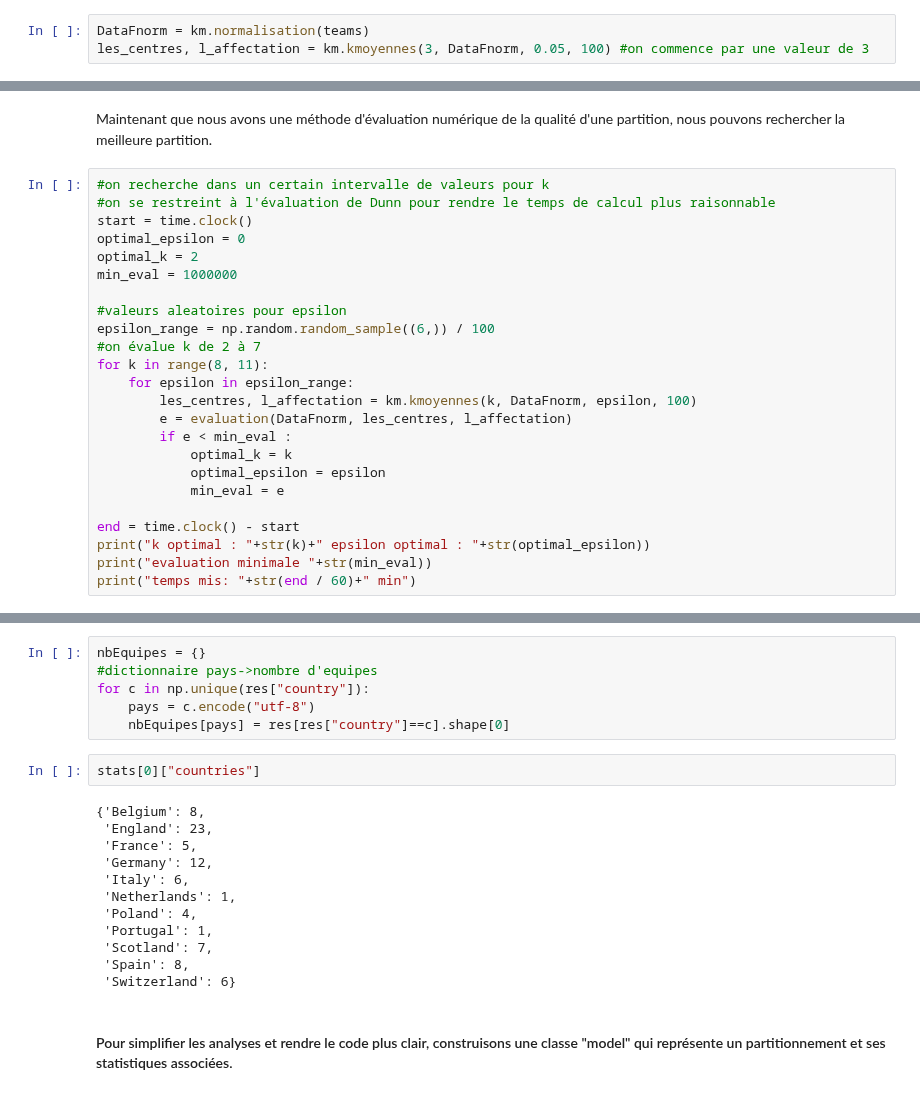
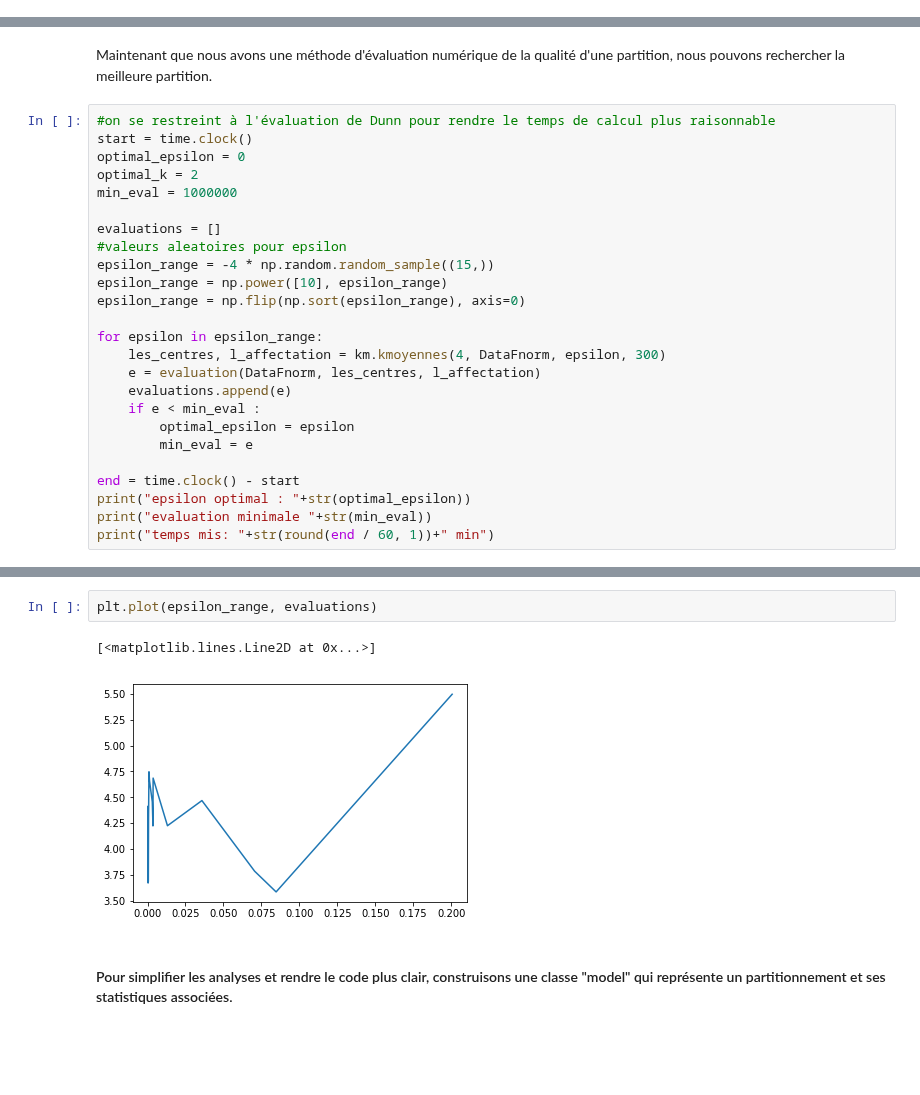
Before and after one commit to chubby47/kaggle_soccer, a Jupyter notebook: problematique_1.ipynb, the cells around one changed output, grey strips where cells are left out. Cells and saved outputs as stored; diff of their text form; blank space fills up the shorter version.

```diff
--- a/problematique_1.ipynb
+++ b/problematique_1.ipynb
@@ -74,3 +111,0 @@ import kmeans.kmoyennes as km #notre propre version, non optimisée<
-# %%
-DataFnorm = km.normalisation(teams)
-les_centres, l_affectation = km.kmoyennes(3, DataFnorm, 0.05, 100) #on commence par une valeur de 3
@@ -169,27 +171,28 @@ import time
 # %% [markdown]
 Maintenant que nous avons une méthode d'évaluation numérique de la qualité d'une partition, nous pouvons rechercher la meilleure partition.
 # %%
-#on recherche dans un certain intervalle de valeurs pour k
 #on se restreint à l'évaluation de Dunn pour rendre le temps de calcul plus raisonnable
 start = time.clock()
 optimal_epsilon = 0
 optimal_k = 2
 min_eval = 1000000
 
+evaluations = []
 #valeurs aleatoires pour epsilon
-epsilon_range = np.random.random_sample((6,)) / 100
-#on évalue k de 2 à 7
-for k in range(8, 11):
-    for epsilon in epsilon_range:
-        les_centres, l_affectation = km.kmoyennes(k, DataFnorm, epsilon, 100)
-        e = evaluation(DataFnorm, les_centres, l_affectation)
-        if e < min_eval :
-            optimal_k = k
-            optimal_epsilon = epsilon
-            min_eval = e
+epsilon_range = -4 * np.random.random_sample((15,))
+epsilon_range = np.power([10], epsilon_range)
+epsilon_range = np.flip(np.sort(epsilon_range), axis=0)
+
+for epsilon in epsilon_range:
+    les_centres, l_affectation = km.kmoyennes(4, DataFnorm, epsilon, 300)
+    e = evaluation(DataFnorm, les_centres, l_affectation)
+    evaluations.append(e)
+    if e < min_eval :
+        optimal_epsilon = epsilon
+        min_eval = e
 
 end = time.clock() - start
-print("k optimal : "+str(k)+" epsilon optimal : "+str(optimal_epsilon))
+print("epsilon optimal : "+str(optimal_epsilon))
 print("evaluation minimale "+str(min_eval))
-print("temps mis: "+str(end / 60)+" min")
+print("temps mis: "+str(round(end / 60, 1))+" min")
 # %% [output]
@@ -282,23 +202,8 @@ for key in clusters.keys():
-# %%
-nbEquipes = {}
-#dictionnaire pays->nombre d'equipes
-for c in np.unique(res["country"]):
-    pays = c.encode("utf-8")
-    nbEquipes[pays] = res[res["country"]==c].shape[0]
-# %%
-stats[0]["countries"]
-# %% [output]
-{'Belgium': 8,
- 'England': 23,
- 'France': 5,
- 'Germany': 12,
- 'Italy': 6,
- 'Netherlands': 1,
- 'Poland': 4,
- 'Portugal': 1,
- 'Scotland': 7,
- 'Spain': 8,
- 'Switzerland': 6}
+# %%
+plt.plot(epsilon_range, evaluations)
+# %% [output]
+[<matplotlib.lines.Line2D at 0x...>]
+[figure, added]
 # %% [markdown]
 #### Pour simplifier les analyses et rendre le code plus clair, construisons une classe "model" qui représente un partitionnement et ses statistiques associées.
 # %% [markdown]
```
Also changed, not shown: parts of 40 cells of this notebook.
